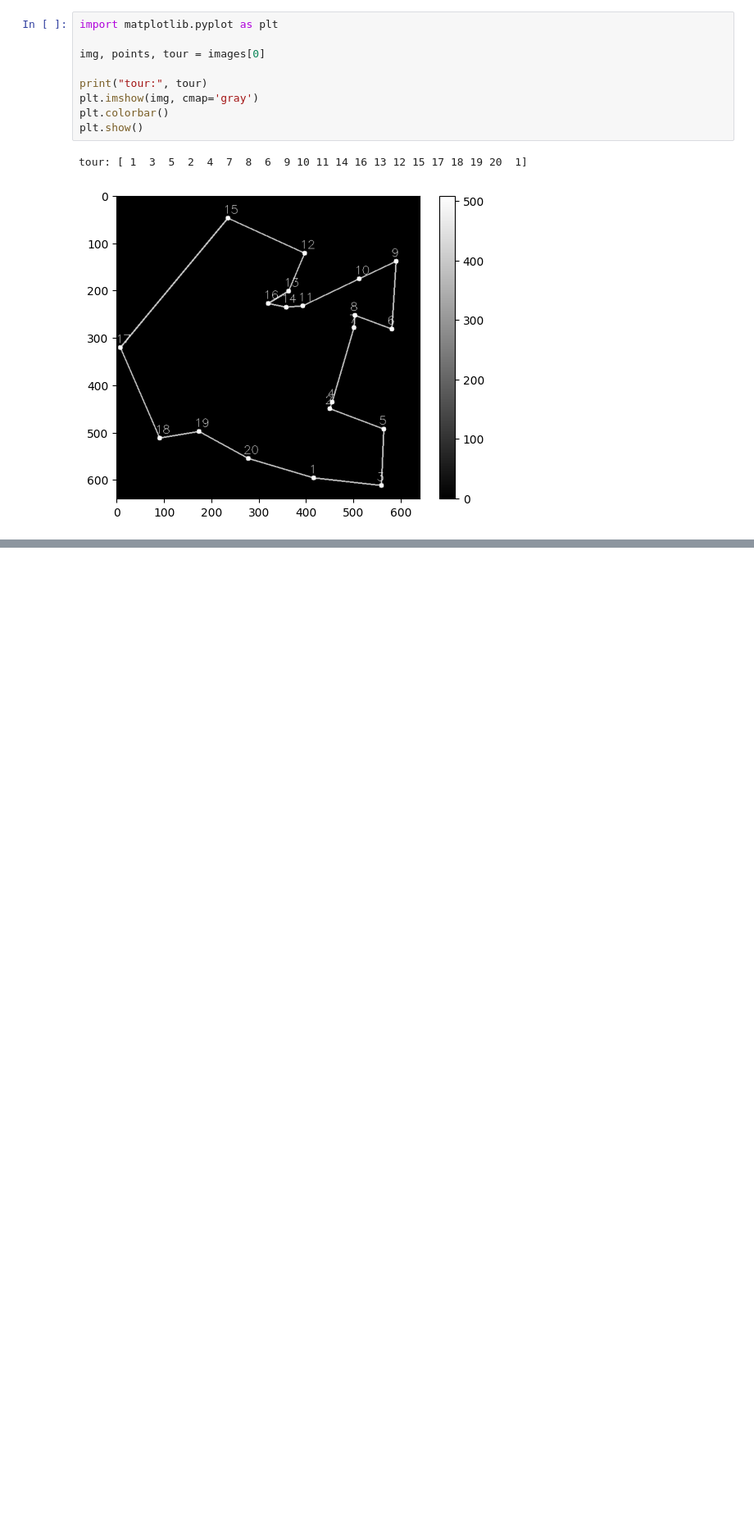
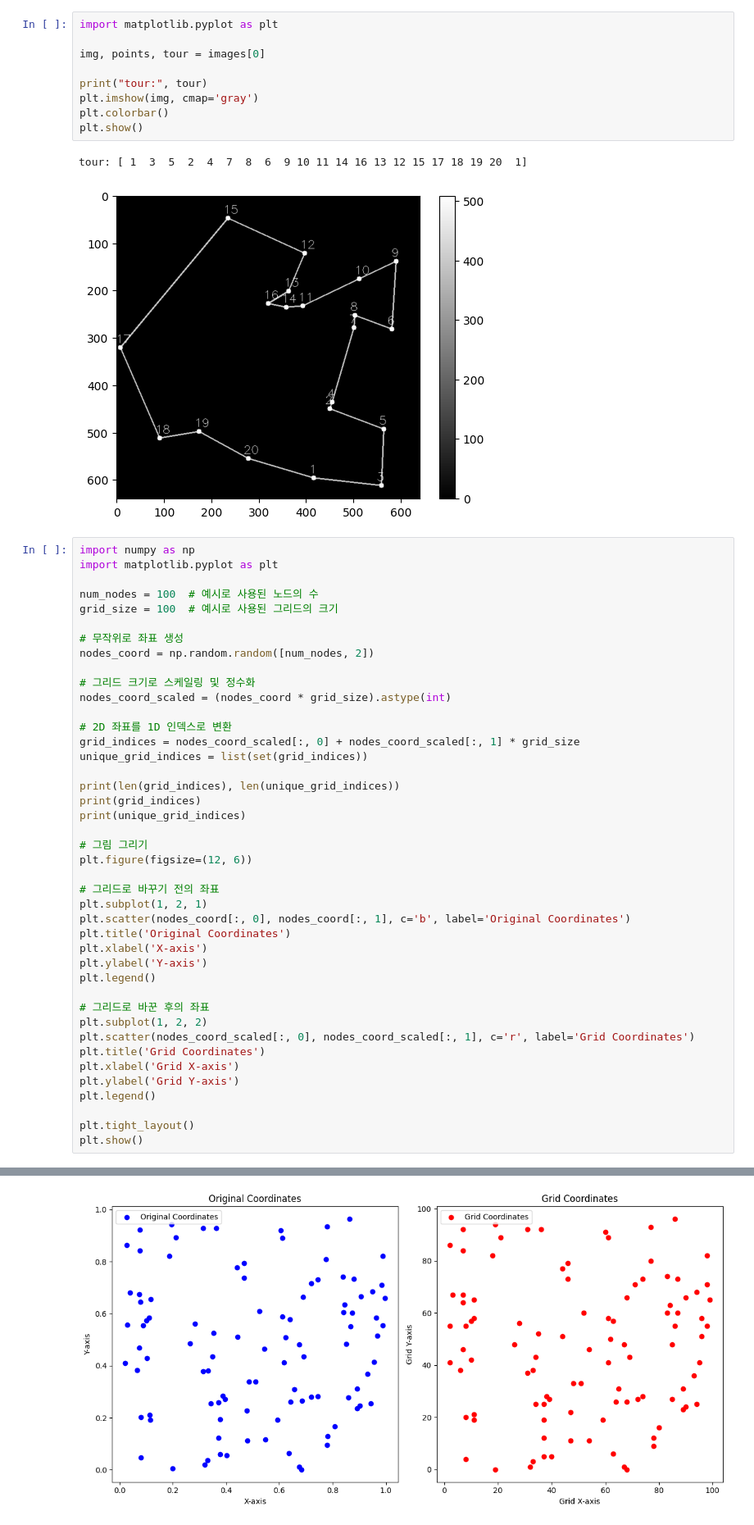
Before and after one commit to Giventicket/GridFormer, a Jupyter notebook: test.ipynb, the cells around one changed output, grey strips where cells are left out. Shown at 82% size. Saved outputs shown, nothing was run; the diff lists cells and outputs as text; blank space fills up the shorter version.

```diff
--- a/test.ipynb
+++ b/test.ipynb
@@ -189,3 +189,46 @@ plt.show()
 # %% [output]
 tour: [ 1  3  5  2  4  7  8  6  9 10 11 14 16 13 12 15 17 18 19 20  1]
 [figure]
+# %%
+import numpy as np
+import matplotlib.pyplot as plt
+
+num_nodes = 100  # 예시로 사용된 노드의 수
+grid_size = 100  # 예시로 사용된 그리드의 크기
+
+# 무작위로 좌표 생성
+nodes_coord = np.random.random([num_nodes, 2])
+
+# 그리드 크기로 스케일링 및 정수화
+nodes_coord_scaled = (nodes_coord * grid_size).astype(int)
+
+# 2D 좌표를 1D 인덱스로 변환
+grid_indices = nodes_coord_scaled[:, 0] + nodes_coord_scaled[:, 1] * grid_size
+unique_grid_indices = list(set(grid_indices))
+
+print(len(grid_indices), len(unique_grid_indices))
+print(grid_indices)
+print(unique_grid_indices)
+
+# 그림 그리기
+plt.figure(figsize=(12, 6))
+
+# 그리드로 바꾸기 전의 좌표
+plt.subplot(1, 2, 1)
+plt.scatter(nodes_coord[:, 0], nodes_coord[:, 1], c='b', label='Original Coordinates')
+plt.title('Original Coordinates')
+plt.xlabel('X-axis')
+plt.ylabel('Y-axis')
+plt.legend()
+
+# 그리드로 바꾼 후의 좌표
+plt.subplot(1, 2, 2)
+plt.scatter(nodes_coord_scaled[:, 0], nodes_coord_scaled[:, 1], c='r', label='Grid Coordinates')
+plt.title('Grid Coordinates')
+plt.xlabel('Grid X-axis')
+plt.ylabel('Grid Y-axis')
+plt.legend()
+
+plt.tight_layout()
+plt.show()
+# %% [output]
@@ -192,3 +245,4 @@ tour: [ 1  3  5  2  4  7  8  6  9 10 11 14 16 13 12 15 17 18 19 20  1]
+[figure, added]
 # %%
 import cv2
 import numpy as np
```
Also changed, not shown: parts of 14 cells of this notebook, 44 other files.
